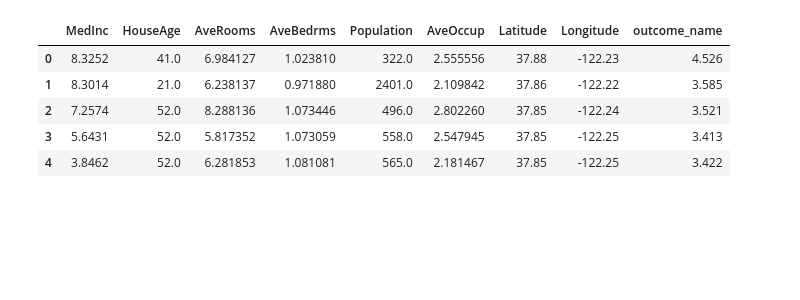
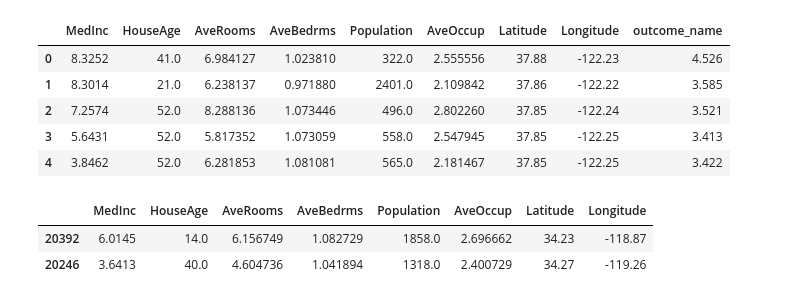
Before and after one commit to danielsaggau/DICE, a Jupyter notebook: Cali_DICE.ipynb, the cells around one changed output. Cells and saved outputs as stored; diff of their text form; code cells hidden in the pictures; blank space fills up the shorter version.

```diff
--- a/Cali_DICE.ipynb
+++ b/Cali_DICE.ipynb
@@ -56,3 +56,10 @@ model_cali = regr_cali.fit(x_train, y_train)
 d_cali = dice_ml.Data(dataframe=df_housing, continuous_features=continuous_features_cali, outcome_name='outcome_name')
 m_cali = dice_ml.Model(model=model_cali, backend="sklearn", model_type='regressor')
 exp_genetic_cali = Dice(d_cali, m_cali, method="genetic")
+# %%
+query_instances_cali = x_train[17:19]
+query_instances_cali
+# %% [output]
+|  | MedInc | HouseAge | AveRooms | AveBedrms | Population | AveOccup | Latitude | Longitude |
+| 20392 | 6.0145 | 14.0 | 6.156749 | 1.082729 | 1858.0 | 2.696662 | 34.23 | -118.87 |
+| 20246 | 3.6413 | 40.0 | 4.604736 | 1.041894 | 1318.0 | 2.400729 | 34.27 | -119.26 |
```
Also changed, not shown: parts of 2 cells of this notebook.
